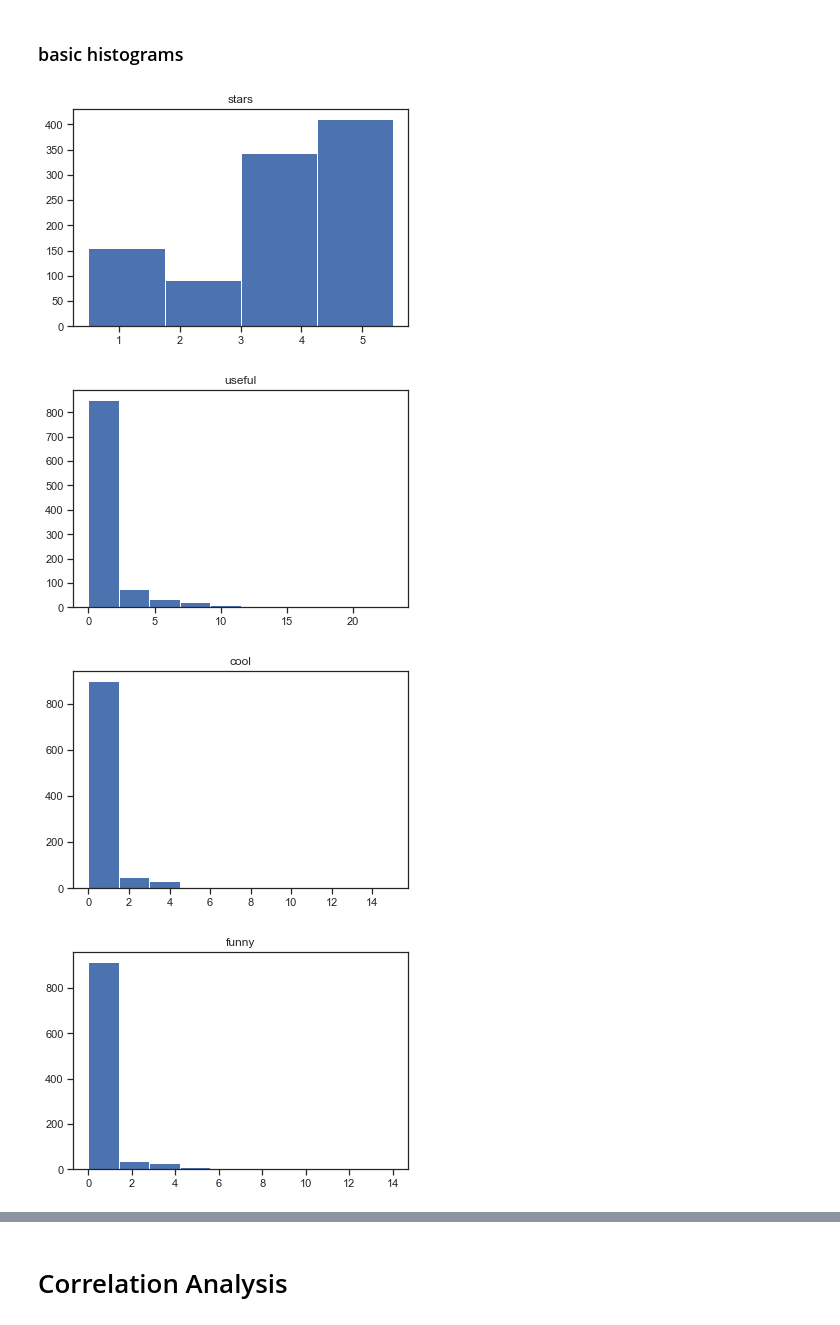
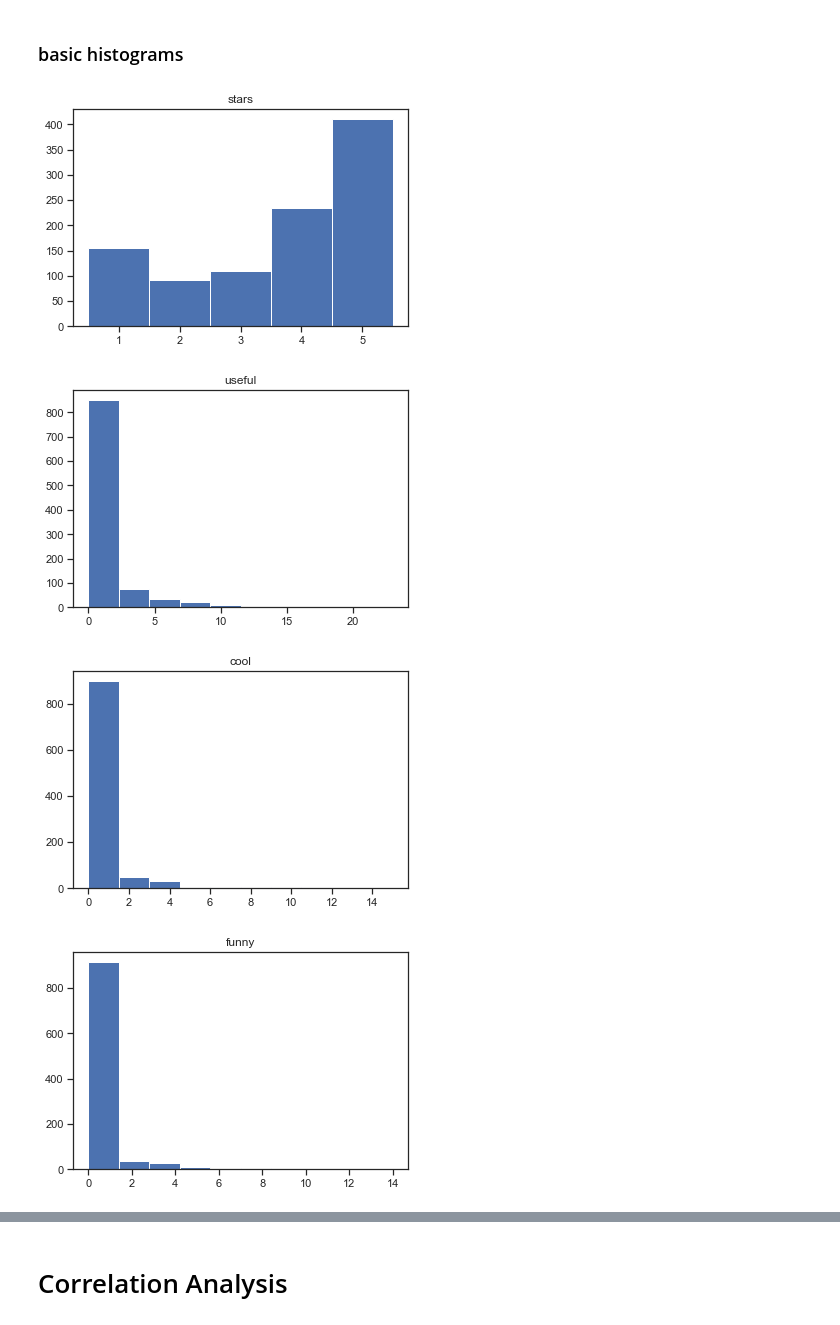
Before and after one commit to will-hill/Yelp_NLP, a Jupyter notebook: 2.Data_Exploration.ipynb, the cells around one changed output, grey strips where cells are left out. Saved outputs shown, nothing was run; the diff lists cells and outputs as text; code cells hidden in the pictures.

Commit message:
fixing bin size for stars

```diff
--- a/2.Data_Exploration.ipynb
+++ b/2.Data_Exploration.ipynb
@@ -37,14 +37,14 @@ hist_box(df.word_cnt,100)
 # %% [markdown]
 ### basic histograms
 # %%
-plt.hist(df.stars,range=(0.5, 5.5), bins=4) ; plt.title('stars')       ; plt.show()
+plt.hist(df.stars,range=(0.5, 5.5), bins=5) ; plt.title('stars')       ; plt.show()
 plt.hist(df.useful,   bins=10) ; plt.title('useful')      ; plt.show()
 plt.hist(df.cool,     bins=10) ; plt.title('cool')        ; plt.show()
 plt.hist(df.funny,    bins=10) ; plt.title('funny')       ; plt.show()
 plt.hist(df.word_cnt, bins=50) ; plt.title('word counts') ; plt.show()
 plt.hist(df.text_len, bins=50) ; plt.title('text length') ; plt.show()
 # %% [output]
-[figure, old version]
+[figure, new version]
 [figure]
 [figure]
 [figure]
```
